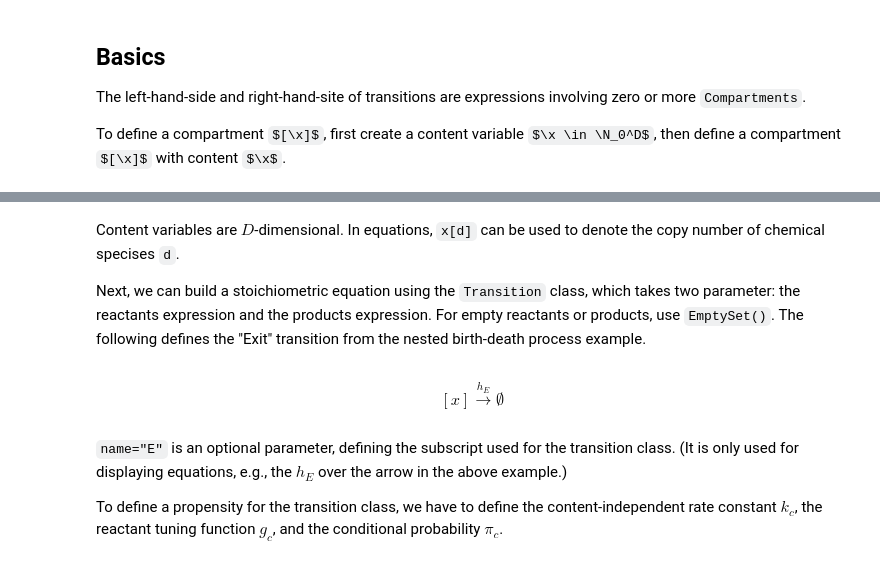
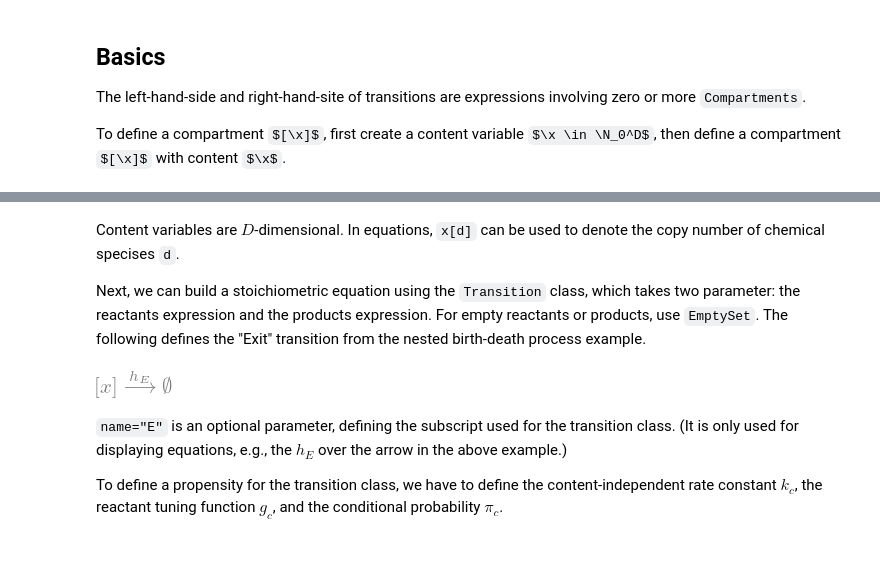
Before and after one commit to zechnerlab/Compartor, a Jupyter notebook: (1) HOWTO - specifying reaction network.ipynb, the cells around one changed output, grey strips where cells are left out. Saved outputs shown, nothing was run; the diff lists cells and outputs as text; code cells hidden in the pictures; some formulas as TeX source.

```diff
--- a/(1) HOWTO - specifying reaction network.ipynb
+++ b/(1) HOWTO - specifying reaction network.ipynb
@@ -36,13 +36,13 @@ $$\left[x\right]$$
 # %% [markdown]
 Content variables are $D$-dimensional. In equations, `x[d]` can be used to denote the copy number of chemical specises `d`.
 
-Next, we can build a stoichiometric equation using the `Transition` class, which takes two parameter: the reactants expression and the products expression. For empty reactants or products, use `EmptySet()`.
+Next, we can build a stoichiometric equation using the `Transition` class, which takes two parameter: the reactants expression and the products expression. For empty reactants or products, use `EmptySet`.
 The following defines the "Exit" transition from the nested birth-death process example.
 # %%
-transition_E = Transition(Compartment(x), EmptySet(), name='E')
+transition_E = Transition(Compartment(x), EmptySet, name='E')
 display(transition_E)
 # %% [output]
-$$\left[x\right]\overset{h_E}{\longrightarrow}\emptyset$$
+[figure, added]
 # %% [markdown]
 `name="E"` is an optional parameter, defining the subscript used for the transition class. (It is only used for displaying equations, e.g., the $h_E$ over the arrow in the above example.)
 
```
Also changed, not shown: parts of 8 cells of this notebook.
